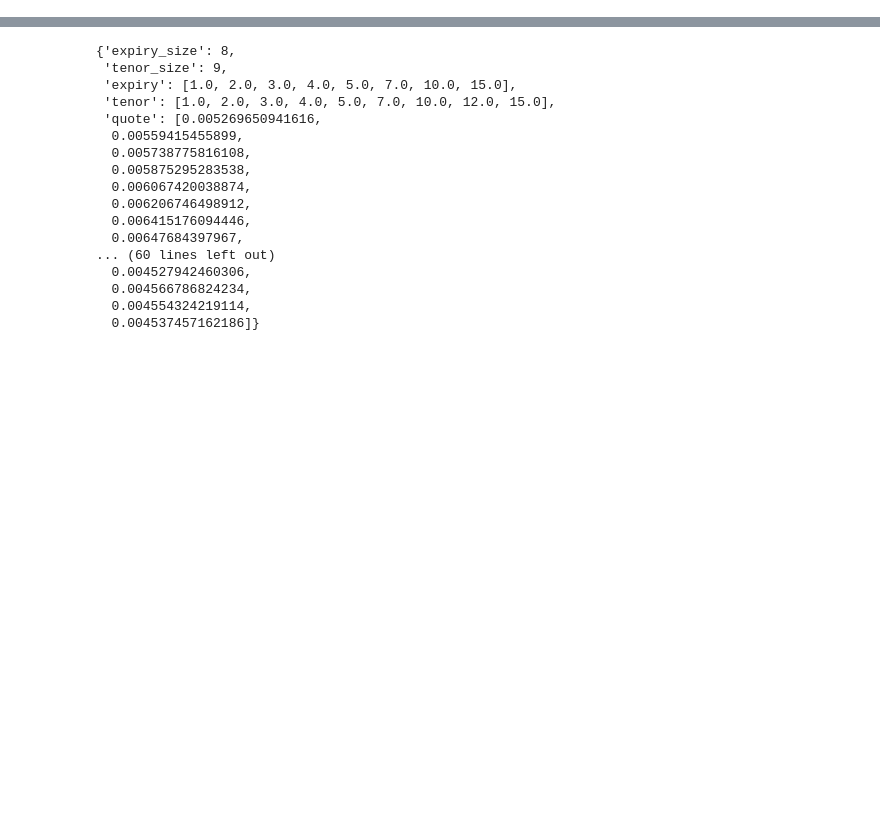
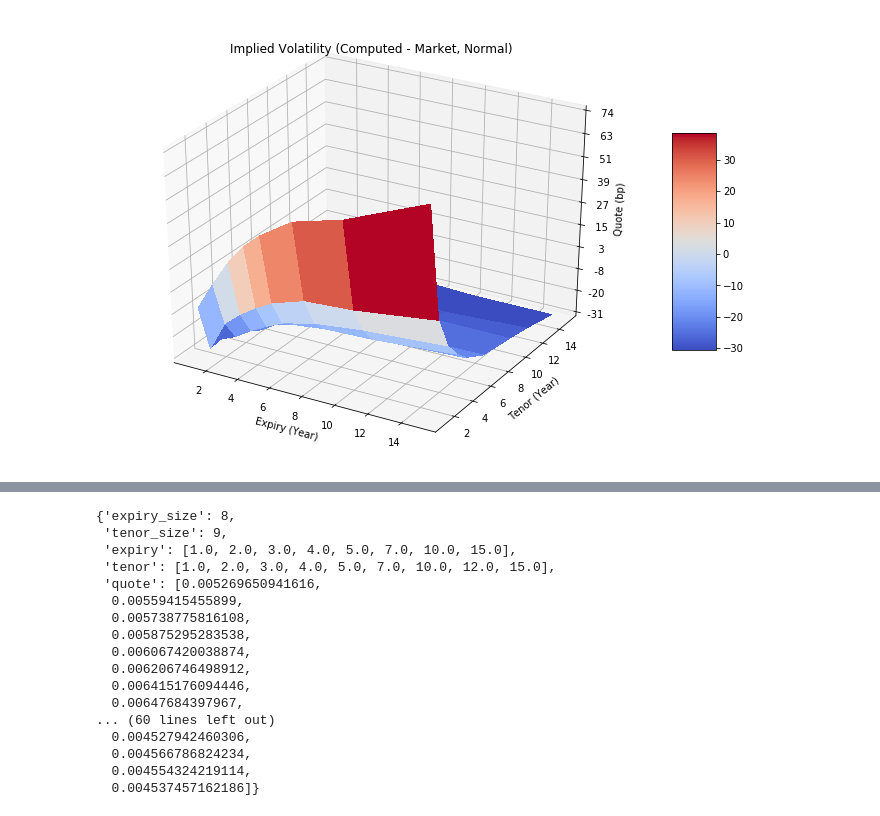
Before and after one commit to RWTHsniper/projects, a Jupyter notebook: practices/quant/quantlib/Hagan/python_code/MC_swaption.ipynb, the cells around one changed output, grey strips where cells are left out. Saved outputs shown, nothing was run; the diff lists cells and outputs as text; code cells hidden in the pictures; blank space fills up the shorter version.

```diff
--- a/practices/quant/quantlib/Hagan/python_code/MC_swaption.ipynb
+++ b/practices/quant/quantlib/Hagan/python_code/MC_swaption.ipynb
@@ -52,0 +101,23 @@ computed_vol
+# %%
+fig, ax = plt.subplots(subplot_kw={"projection": "3d"}, figsize=(12, 8))
+dz = Z_computed - Z_market
+# Plot the surface.
+surf = ax.plot_surface(X, Y, dz, cmap=cm.coolwarm,
+                       linewidth=0, antialiased=False)
+
+# Customize the z axis.
+ax.set_zlim(dz.min(), dz.max())
+ax.zaxis.set_major_locator(LinearLocator(10))
+# A StrMethodFormatter is used automatically
+ax.zaxis.set_major_formatter(FormatStrFormatter('%4.0d'))
+ax.set_xlabel('Expiry (Year)')
+ax.set_ylabel('Tenor (Year)')
+ax.set_zlabel('Quote (bp)')
+ax.set_title('Implied Volatility (Computed - Market, Normal)')
+
+# Add a color bar which maps values to colors.
+fig.colorbar(surf, shrink=0.5, aspect=5)
+
+plt.show()
+# %% [output]
+[figure, added]
```
Also changed, not shown: parts of 15 cells of this notebook, 11 other files.
